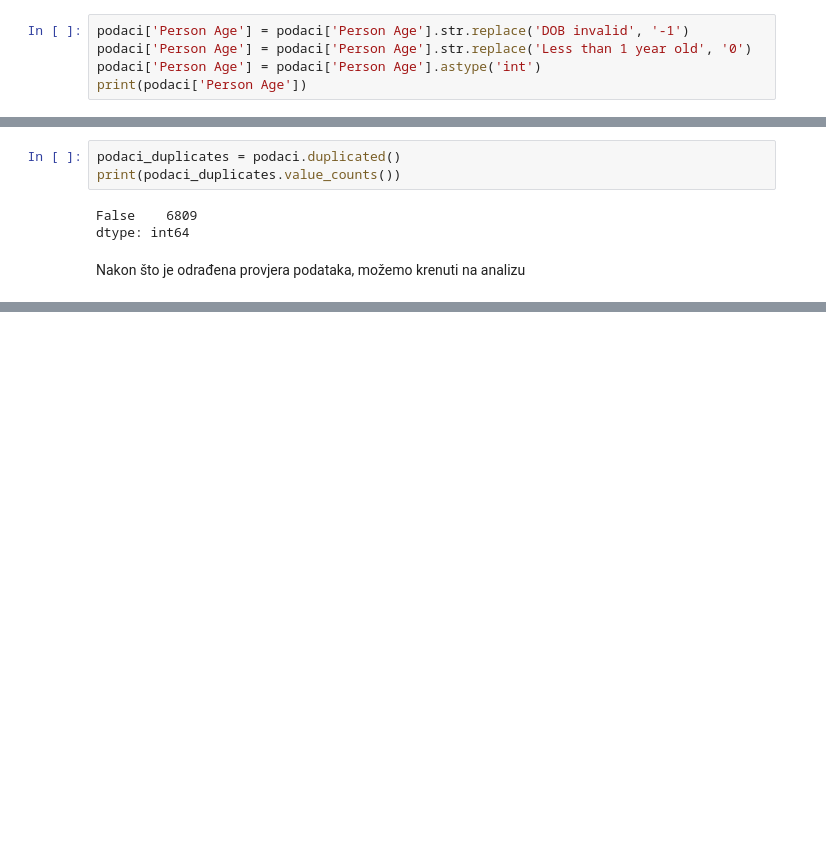
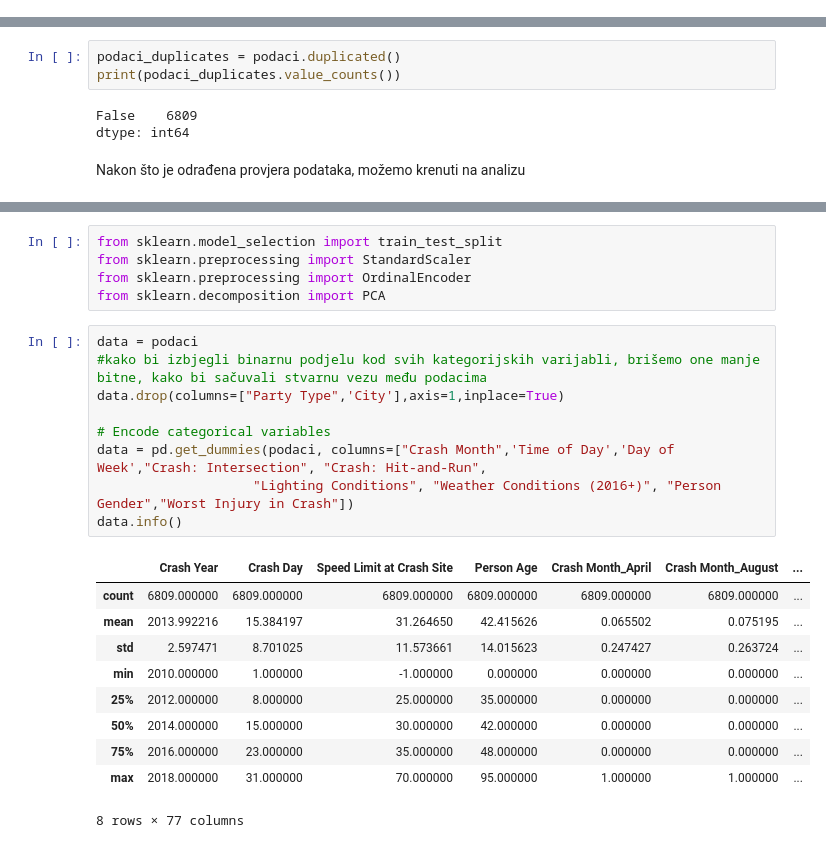
Before and after one commit to dznidaric/Inteligent_system_for_predicting_pedestrian_car_accidents, a Jupyter notebook: auto-pedestrian-crashes.ipynb, the cells around one changed output, grey strips where cells are left out. Drawn from its saved outputs; the diff is of its cells as text; blank space fills up the shorter version.

Commit message:
dodana analiza i model
model ne radi najbolje, treba prfegleda podatke pa ispraviti

```diff
--- a/auto-pedestrian-crashes.ipynb
+++ b/auto-pedestrian-crashes.ipynb
@@ -92,5 +49,0 @@ Name: Person Age, Length: 6809, dtype: object>
-# %%
-podaci['Person Age'] = podaci['Person Age'].str.replace('DOB invalid', '-1')
-podaci['Person Age'] = podaci['Person Age'].str.replace('Less than 1 year old', '0')
-podaci['Person Age'] = podaci['Person Age'].astype('int')
-print(podaci['Person Age'])
@@ -150,0 +197,25 @@ plt.clf()
+# %%
+from sklearn.model_selection import train_test_split
+from sklearn.preprocessing import StandardScaler
+from sklearn.preprocessing import OrdinalEncoder
+from sklearn.decomposition import PCA
+# %%
+data = podaci
+#kako bi izbjegli binarnu podjelu kod svih kategorijskih varijabli, brišemo one manje bitne, kako bi sačuvali stvarnu vezu među podacima
+data.drop(columns=["Party Type",'City'],axis=1,inplace=True)
+
+# Encode categorical variables
+data = pd.get_dummies(podaci, columns=["Crash Month",'Time of Day','Day of Week',"Crash: Intersection", "Crash: Hit-and-Run",
+                    "Lighting Conditions", "Weather Conditions (2016+)", "Person Gender","Worst Injury in Crash"])
+data.info()
+# %% [output]
+|  | Crash Year | Crash Day | Speed Limit at Crash Site | Person Age | Crash Month_April | Crash Month_August | ... |
+| count | 6809.000000 | 6809.000000 | 6809.000000 | 6809.000000 | 6809.000000 | 6809.000000 | ... |
+| mean | 2013.992216 | 15.384197 | 31.264650 | 42.415626 | 0.065502 | 0.075195 | ... |
+| std | 2.597471 | 8.701025 | 11.573661 | 14.015623 | 0.247427 | 0.263724 | ... |
+| min | 2010.000000 | 1.000000 | -1.000000 | 0.000000 | 0.000000 | 0.000000 | ... |
+| 25% | 2012.000000 | 8.000000 | 25.000000 | 35.000000 | 0.000000 | 0.000000 | ... |
+| 50% | 2014.000000 | 15.000000 | 30.000000 | 42.000000 | 0.000000 | 0.000000 | ... |
+| 75% | 2016.000000 | 23.000000 | 35.000000 | 48.000000 | 0.000000 | 0.000000 | ... |
+| max | 2018.000000 | 31.000000 | 70.000000 | 95.000000 | 1.000000 | 1.000000 | ... |
+8 rows × 77 columns
```
Also changed, not shown: parts of 42 cells of this notebook, 16 other files.
